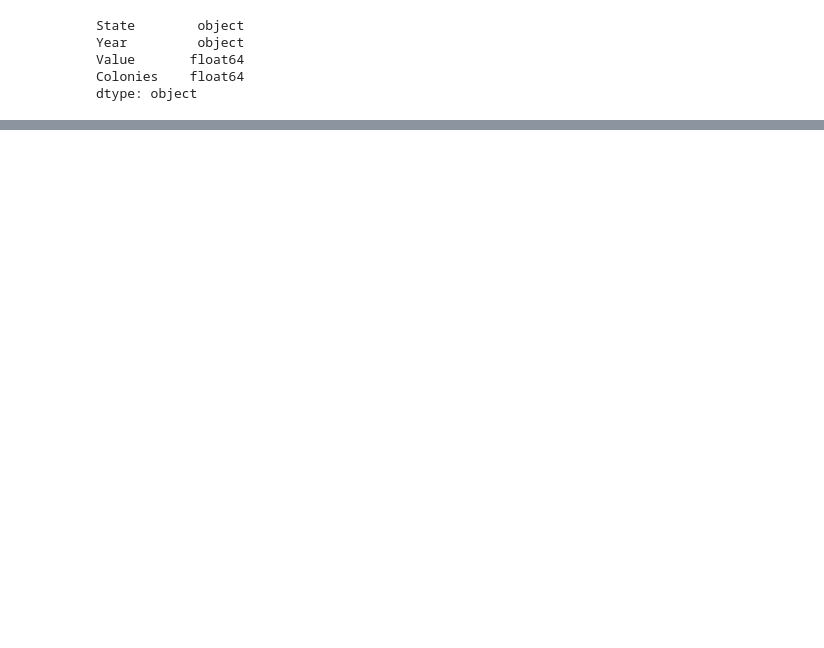
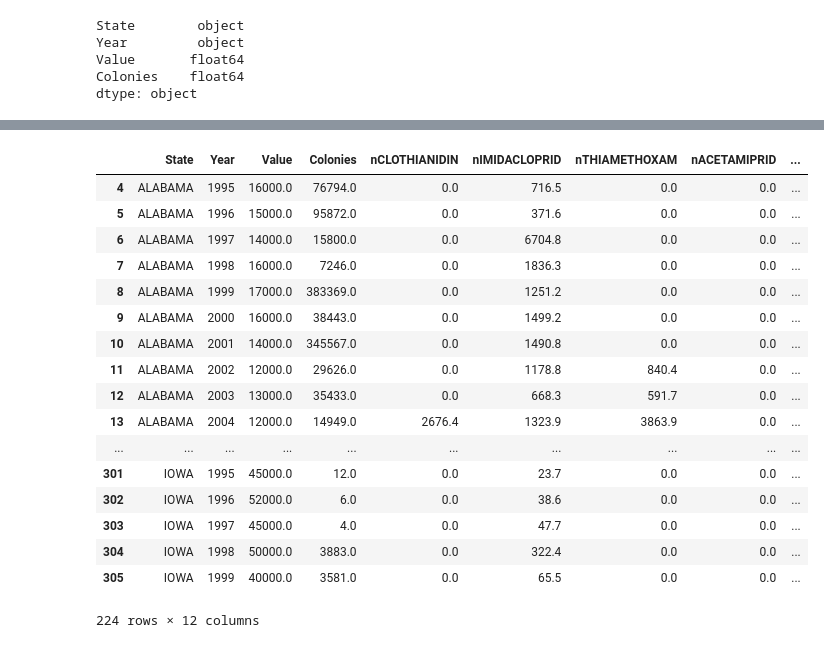
Before and after one commit to cocoisland/python_apps, a Jupyter notebook: bees/bees_colony.ipynb, the cells around one changed output, grey strips where cells are left out. Drawn from its saved outputs; the diff is of its cells as text; code cells hidden in the pictures; blank space fills up the shorter version.

```diff
--- a/bees/bees_colony.ipynb
+++ b/bees/bees_colony.ipynb
@@ -383,0 +399,21 @@ df_bees1
+# %%
+df_bees2
+# %% [output]
+|  | State | Year | Value | Colonies | nCLOTHIANIDIN | nIMIDACLOPRID | nTHIAMETHOXAM | nACETAMIPRID | ... |
+| 4 | ALABAMA | 1995 | 16000.0 | 76794.0 | 0.0 | 716.5 | 0.0 | 0.0 | ... |
+| 5 | ALABAMA | 1996 | 15000.0 | 95872.0 | 0.0 | 371.6 | 0.0 | 0.0 | ... |
+| 6 | ALABAMA | 1997 | 14000.0 | 15800.0 | 0.0 | 6704.8 | 0.0 | 0.0 | ... |
+| 7 | ALABAMA | 1998 | 16000.0 | 7246.0 | 0.0 | 1836.3 | 0.0 | 0.0 | ... |
+| 8 | ALABAMA | 1999 | 17000.0 | 383369.0 | 0.0 | 1251.2 | 0.0 | 0.0 | ... |
+| 9 | ALABAMA | 2000 | 16000.0 | 38443.0 | 0.0 | 1499.2 | 0.0 | 0.0 | ... |
+| 10 | ALABAMA | 2001 | 14000.0 | 345567.0 | 0.0 | 1490.8 | 0.0 | 0.0 | ... |
+| 11 | ALABAMA | 2002 | 12000.0 | 29626.0 | 0.0 | 1178.8 | 840.4 | 0.0 | ... |
+| 12 | ALABAMA | 2003 | 13000.0 | 35433.0 | 0.0 | 668.3 | 591.7 | 0.0 | ... |
+| 13 | ALABAMA | 2004 | 12000.0 | 14949.0 | 2676.4 | 1323.9 | 3863.9 | 0.0 | ... |
+| ... | ... | ... | ... | ... | ... | ... | ... | ... | ... |
+| 301 | IOWA | 1995 | 45000.0 | 12.0 | 0.0 | 23.7 | 0.0 | 0.0 | ... |
+| 302 | IOWA | 1996 | 52000.0 | 6.0 | 0.0 | 38.6 | 0.0 | 0.0 | ... |
+| 303 | IOWA | 1997 | 45000.0 | 4.0 | 0.0 | 47.7 | 0.0 | 0.0 | ... |
+| 304 | IOWA | 1998 | 50000.0 | 3883.0 | 0.0 | 322.4 | 0.0 | 0.0 | ... |
+| 305 | IOWA | 1999 | 40000.0 | 3581.0 | 0.0 | 65.5 | 0.0 | 0.0 | ... |
+224 rows × 12 columns
```
Also changed, not shown: parts of 13 cells of this notebook.
